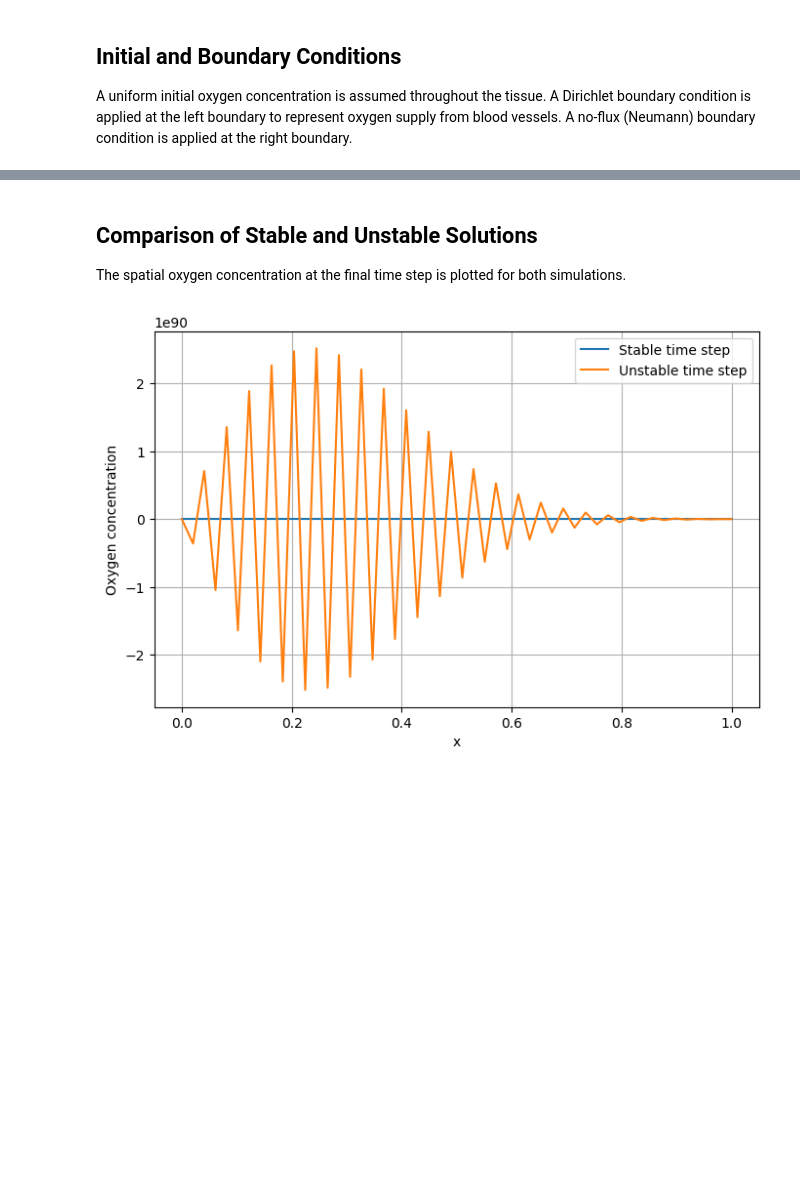
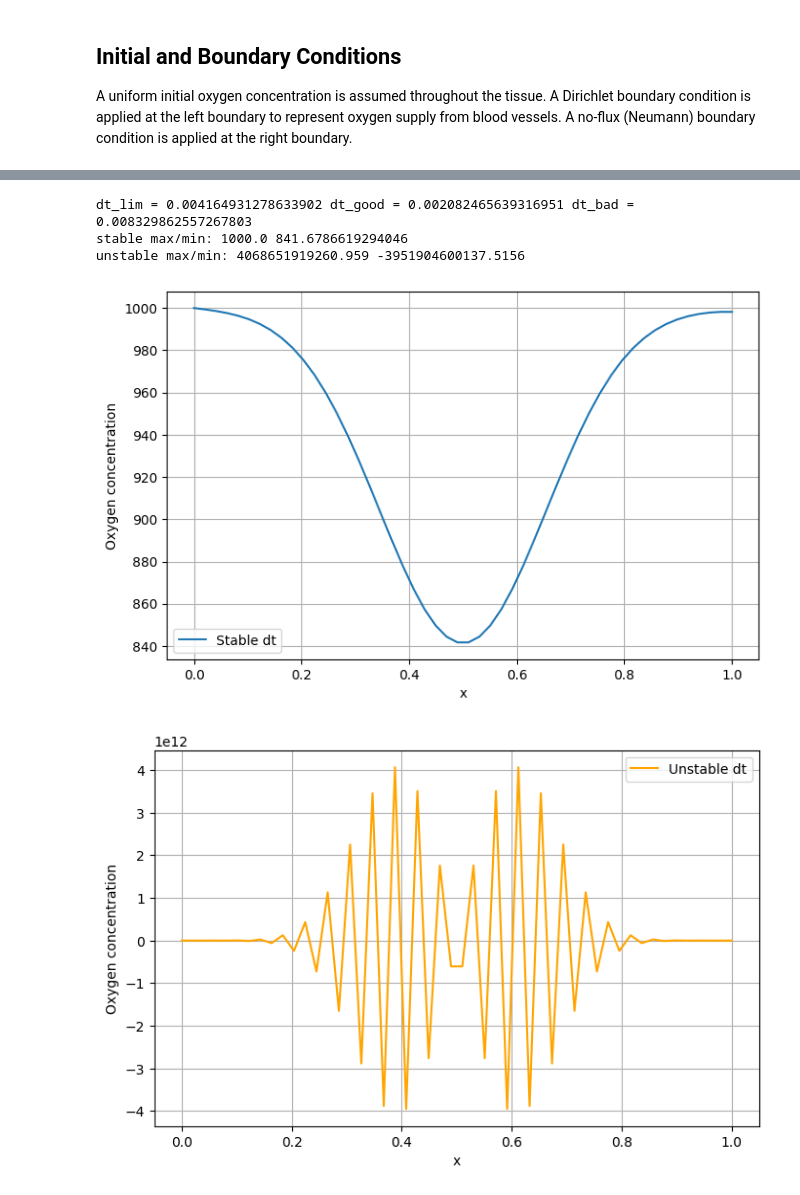
Before and after one commit to gurovamr/Oxygen-Distribution-in-Tissues, a Jupyter notebook: wip_pia_mariia.ipynb, the cells around one changed output, grey strips where cells are left out. Saved outputs shown, nothing was run; the diff lists cells and outputs as text; code cells hidden in the pictures; blank space fills up the shorter version.

Commit message:
Full version done

```diff
--- a/wip_pia_mariia.ipynb
+++ b/wip_pia_mariia.ipynb
@@ -185,4 +156,8 @@ In the presence of a linear reaction term, this condition remains a sufficient c
 # %%
 # Stability limit for explicit diffusion scheme
-dt_stable = dx**2 / (2 * D)
-dt_stable
+# Stability limit
+dt_lim = dx**2 / (2 * D)
+
+dt_good = 0.5 * dt_lim
+dt_bad  = 2.0 * dt_lim
+T_test  = 0.2  # physical time to simulate (days)
@@ -199,47 +164,49 @@ The resulting solutions are compared to illustrate stable and unstable behaviour
 # %%
-def run_simulation(dt_test, Nt_test):
-    O = np.ones(Nx)
-    history = []
+def run_simulation(dt_test, T_test):
+    Nt_test = int(T_test / dt_test)
 
-    for n in range(Nt_test):
+    # IC: start near steady state with a dip (like Step 6)
+    O_eq = S / mu
+    O = np.full(Nx, O_eq, dtype=float)
+    O[int(0.4*Nx):int(0.6*Nx)] *= 0.7
+
+    # BCs
+    O[0] = O_left
+    O[-1] = O[-2]
+
+    for _ in range(Nt_test):
         O_new = O.copy()
-        for i in range(1, Nx - 1):
-            O_new[i] = (
-                O[i]
-                + dt_test * (
-                    D * (O[i-1] - 2*O[i] + O[i+1]) / dx**2
-                    - mu * O[i]
-                    + S
-                )
-            )
+        for i in range(1, Nx-1):
+            lap = (O[i-1] - 2*O[i] + O[i+1]) / dx**2
+            O_new[i] = O[i] + dt_test * (D*lap - mu*O[i] + S)
+
         O_new[0] = O_left
         O_new[-1] = O_new[-2]
         O = O_new
-        history.append(O.copy())
 
-    return np.array(history)
+    return O
 
-# Stable and unstable time steps
-dt_good = 0.5 * dt_stable
-dt_bad = 2.0 * dt_stable
+stable_final = run_simulation(dt_good, T_test)
+unstable_final = run_simulation(dt_bad, T_test)
 
-Nt_test = 200
-
-stable_sol = run_simulation(dt_good, Nt_test)
-unstable_sol = run_simulation(dt_bad, Nt_test)
+print("dt_lim =", dt_lim, "dt_good =", dt_good, "dt_bad =", dt_bad)
+print("stable max/min:", stable_final.max(), stable_final.min())
+print("unstable max/min:", unstable_final.max(), unstable_final.min())
+# %% [output]
+dt_lim = 0.004164931278633902 dt_good = 0.002082465639316951 dt_bad = 0.008329862557267803
+stable max/min: 1000.0 841.6786619294046
+unstable max/min: 4068651919260.959 -3951904600137.5156
-# %% [markdown]
-## Comparison of Stable and Unstable Solutions
-
-The spatial oxygen concentration at the final time step is plotted for both simulations.
 # %%
 plt.figure(figsize=(8,5))
-plt.plot(x, stable_sol[-1], label="Stable time step")
-plt.plot(x, unstable_sol[-1], label="Unstable time step")
-plt.xlabel("x")
-plt.ylabel("Oxygen concentration")
-plt.legend()
-plt.grid()
-plt.show()
+plt.plot(x, stable_final, label="Stable dt")
+plt.xlabel("x"); plt.ylabel("Oxygen concentration")
+plt.legend(); plt.grid(True); plt.show()
+
+plt.figure(figsize=(8,5))
+plt.plot(x, unstable_final, label="Unstable dt",color="orange")
+plt.xlabel("x"); plt.ylabel("Oxygen concentration")
+plt.legend(); plt.grid(True); plt.show()
 # %% [output]
-[figure, old version]
+[figure, new version]
+[figure, added]
 # %% [markdown]
```
Also changed, not shown: parts of 22 cells of this notebook.
